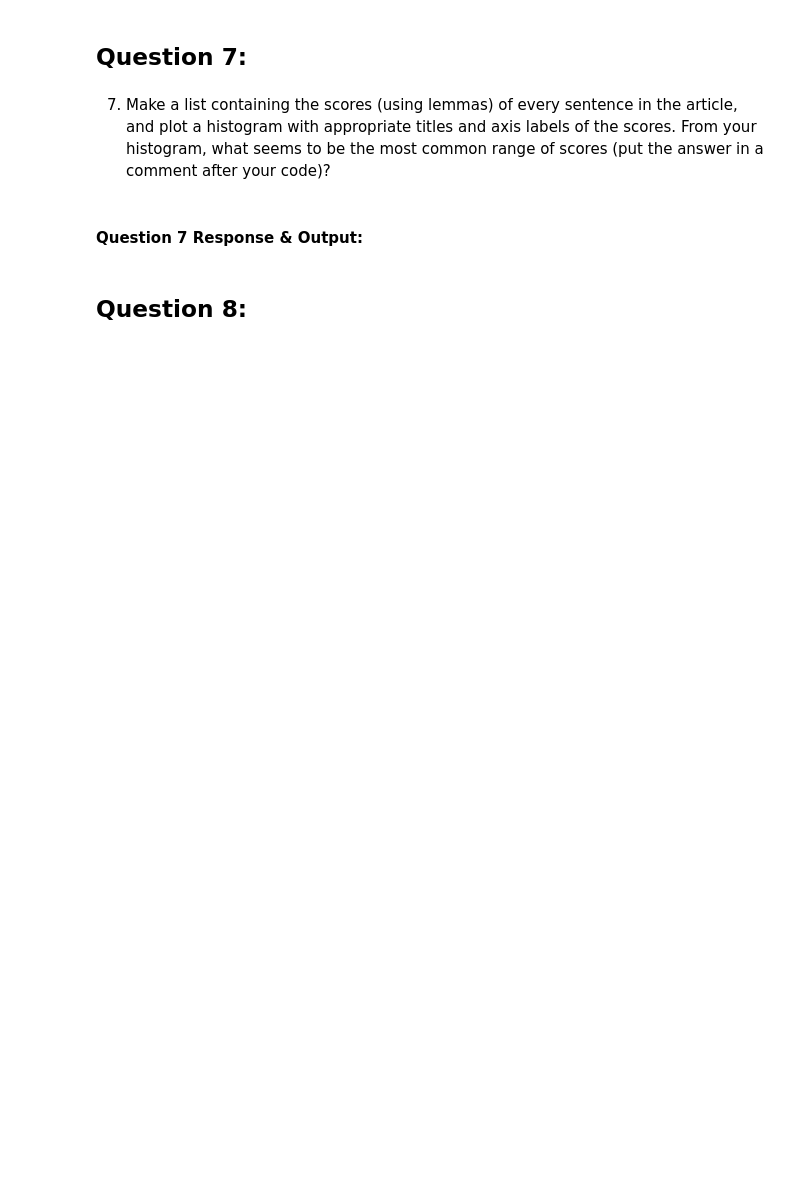
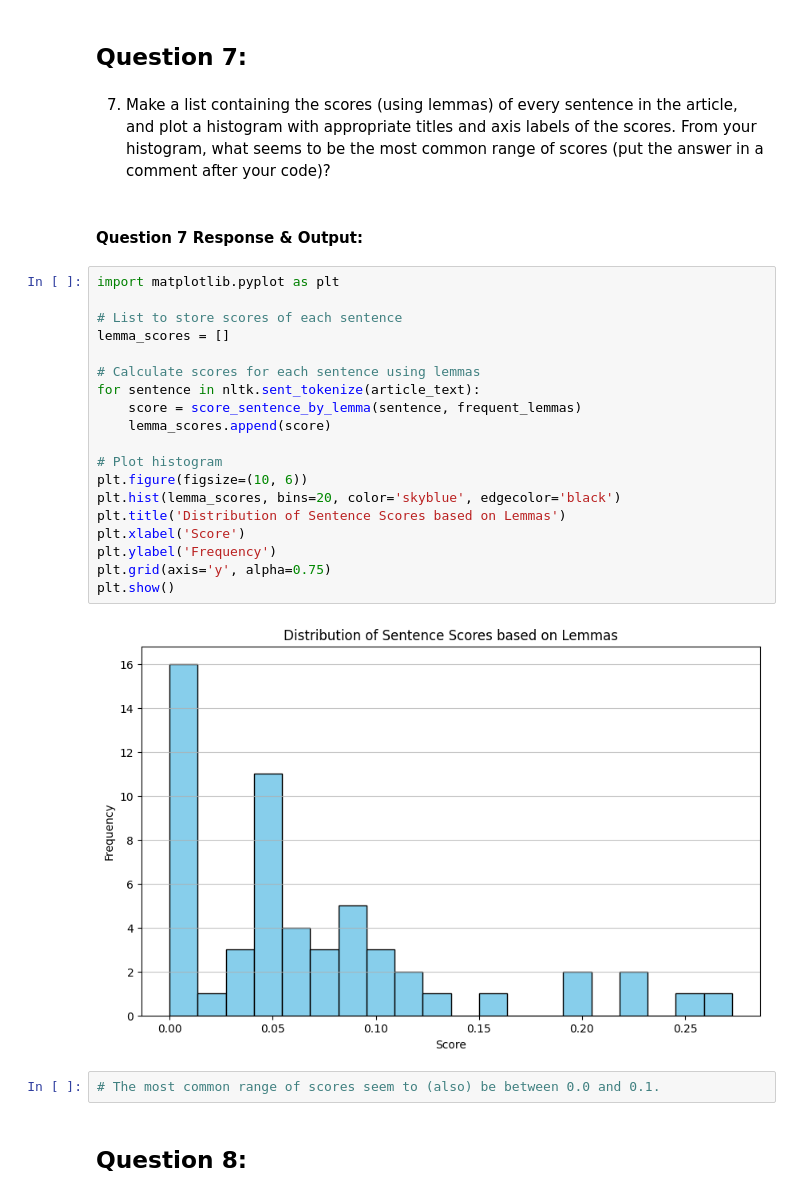
Before and after one commit to julia-fangman/web-scraping, a Jupyter notebook: web-scraping.ipynb, the cells around one changed output. Saved outputs shown, nothing was run; the diff lists cells and outputs as text; blank space fills up the shorter version.

```diff
--- a/web-scraping.ipynb
+++ b/web-scraping.ipynb
@@ -247,6 +300,29 @@ You may find some of the code from the in class notes useful; feel free to use m
 7. Make a list containing the scores (using lemmas) of every sentence in the article, and plot a histogram with appropriate titles and axis labels of the scores.  From your histogram, what seems to be the most common range of scores (put the answer in a comment after your code)?
 # %% [markdown]
 #### Question 7 Response & Output:
+# %%
+import matplotlib.pyplot as plt
+
+# List to store scores of each sentence
+lemma_scores = []
+
+# Calculate scores for each sentence using lemmas
+for sentence in nltk.sent_tokenize(article_text):
+    score = score_sentence_by_lemma(sentence, frequent_lemmas)
+    lemma_scores.append(score)
+
+# Plot histogram
+plt.figure(figsize=(10, 6))
+plt.hist(lemma_scores, bins=20, color='skyblue', edgecolor='black')
+plt.title('Distribution of Sentence Scores based on Lemmas')
+plt.xlabel('Score')
+plt.ylabel('Frequency')
+plt.grid(axis='y', alpha=0.75)
+plt.show()
+# %% [output]
+[figure, added]
+# %%
+# The most common range of scores seem to (also) be between 0.0 and 0.1.
 # %% [markdown]
 ## Question 8:
 # %% [markdown]
```
Also changed, not shown: parts of 6 cells of this notebook.
